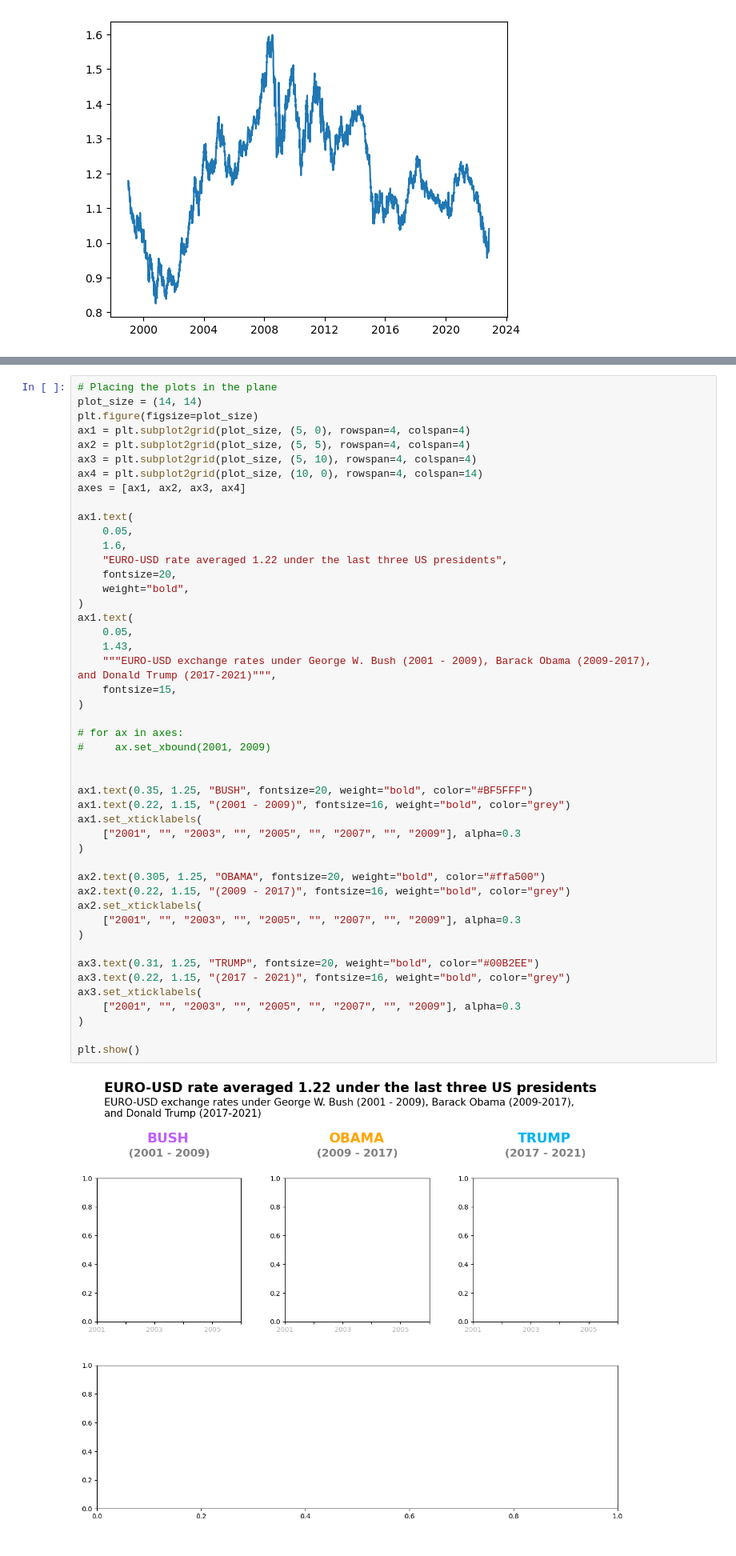
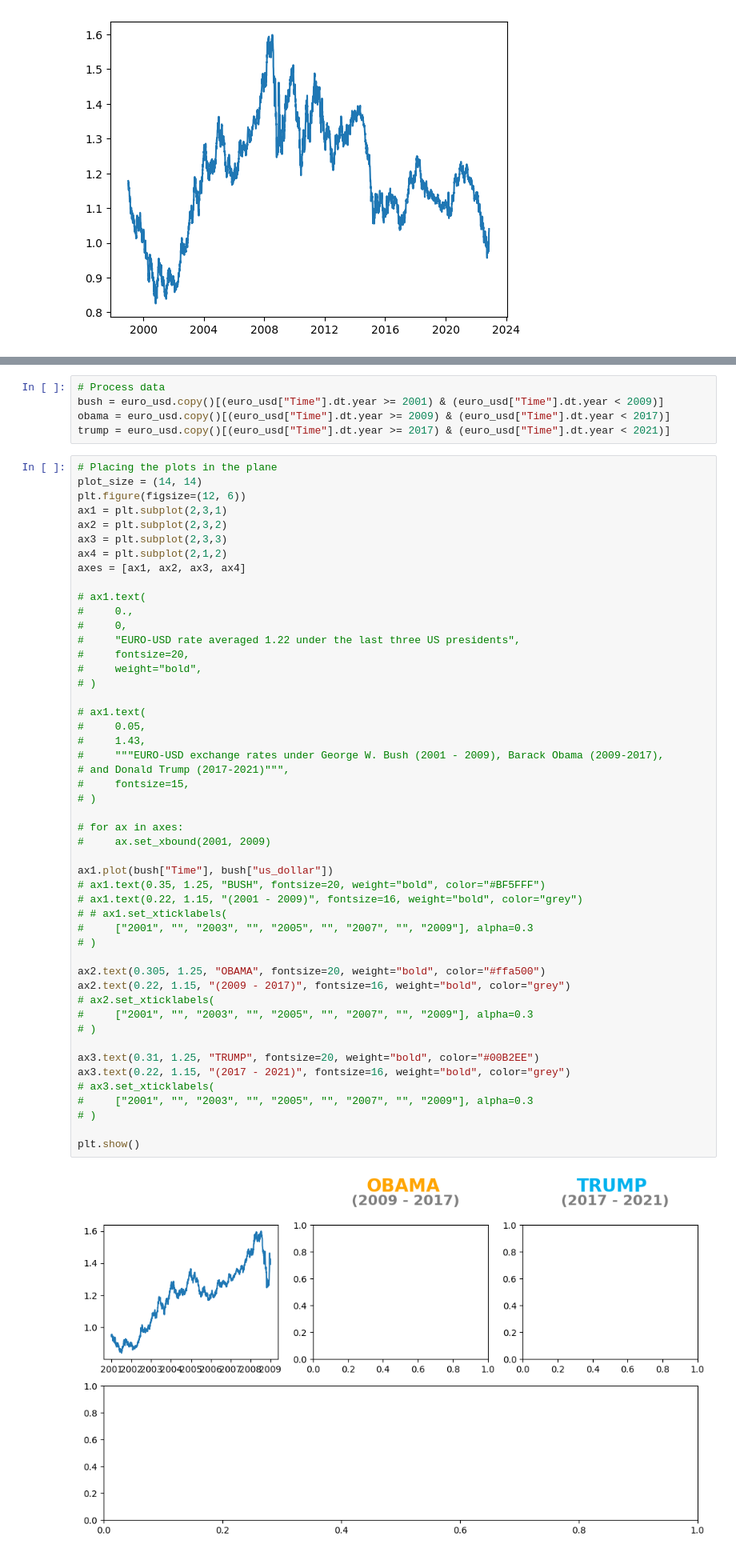
Before and after one commit to DucTrung1802/Data-Science, a Jupyter notebook: exchange_rate/exchange_rate.ipynb, the cells around one changed output, grey strips where cells are left out. Shown: that part at 80% size. Cells and saved outputs as stored; diff of their text form.

```diff
--- a/exchange_rate/exchange_rate.ipynb
+++ b/exchange_rate/exchange_rate.ipynb
@@ -115,50 +97,56 @@ bush
+# %%
+# Process data
+bush = euro_usd.copy()[(euro_usd["Time"].dt.year >= 2001) & (euro_usd["Time"].dt.year < 2009)]
+obama = euro_usd.copy()[(euro_usd["Time"].dt.year >= 2009) & (euro_usd["Time"].dt.year < 2017)]
+trump = euro_usd.copy()[(euro_usd["Time"].dt.year >= 2017) & (euro_usd["Time"].dt.year < 2021)]
 # %%
 # Placing the plots in the plane
 plot_size = (14, 14)
-plt.figure(figsize=plot_size)
-ax1 = plt.subplot2grid(plot_size, (5, 0), rowspan=4, colspan=4)
-ax2 = plt.subplot2grid(plot_size, (5, 5), rowspan=4, colspan=4)
-ax3 = plt.subplot2grid(plot_size, (5, 10), rowspan=4, colspan=4)
-ax4 = plt.subplot2grid(plot_size, (10, 0), rowspan=4, colspan=14)
+plt.figure(figsize=(12, 6))
+ax1 = plt.subplot(2,3,1)
+ax2 = plt.subplot(2,3,2)
+ax3 = plt.subplot(2,3,3)
+ax4 = plt.subplot(2,1,2)
 axes = [ax1, ax2, ax3, ax4]
 
-ax1.text(
-    0.05,
-    1.6,
-    "EURO-USD rate averaged 1.22 under the last three US presidents",
-    fontsize=20,
-    weight="bold",
-)
-ax1.text(
-    0.05,
-    1.43,
-    """EURO-USD exchange rates under George W. Bush (2001 - 2009), Barack Obama (2009-2017),
-and Donald Trump (2017-2021)""",
-    fontsize=15,
-)
+# ax1.text(
+#     0.,
+#     0,
+#     "EURO-USD rate averaged 1.22 under the last three US presidents",
+#     fontsize=20,
+#     weight="bold",
+# )
+
+# ax1.text(
+#     0.05,
+#     1.43,
+#     """EURO-USD exchange rates under George W. Bush (2001 - 2009), Barack Obama (2009-2017),
+# and Donald Trump (2017-2021)""",
+#     fontsize=15,
+# )
 
 # for ax in axes:
 #     ax.set_xbound(2001, 2009)
 
-
-ax1.text(0.35, 1.25, "BUSH", fontsize=20, weight="bold", color="#BF5FFF")
-ax1.text(0.22, 1.15, "(2001 - 2009)", fontsize=16, weight="bold", color="grey")
-ax1.set_xticklabels(
-    ["2001", "", "2003", "", "2005", "", "2007", "", "2009"], alpha=0.3
-)
+ax1.plot(bush["Time"], bush["us_dollar"])
+# ax1.text(0.35, 1.25, "BUSH", fontsize=20, weight="bold", color="#BF5FFF")
+# ax1.text(0.22, 1.15, "(2001 - 2009)", fontsize=16, weight="bold", color="grey")
+# # ax1.set_xticklabels(
+#     ["2001", "", "2003", "", "2005", "", "2007", "", "2009"], alpha=0.3
+# )
 
 ax2.text(0.305, 1.25, "OBAMA", fontsize=20, weight="bold", color="#ffa500")
 ax2.text(0.22, 1.15, "(2009 - 2017)", fontsize=16, weight="bold", color="grey")
-ax2.set_xticklabels(
-    ["2001", "", "2003", "", "2005", "", "2007", "", "2009"], alpha=0.3
-)
+# ax2.set_xticklabels(
+#     ["2001", "", "2003", "", "2005", "", "2007", "", "2009"], alpha=0.3
+# )
 
 ax3.text(0.31, 1.25, "TRUMP", fontsize=20, weight="bold", color="#00B2EE")
 ax3.text(0.22, 1.15, "(2017 - 2021)", fontsize=16, weight="bold", color="grey")
-ax3.set_xticklabels(
-    ["2001", "", "2003", "", "2005", "", "2007", "", "2009"], alpha=0.3
-)
+# ax3.set_xticklabels(
+#     ["2001", "", "2003", "", "2005", "", "2007", "", "2009"], alpha=0.3
+# )
 
 plt.show()
 # %% [output]
-[figure, old version]
+[figure, new version]
```
Also changed, not shown: parts of 2 cells of this notebook.
